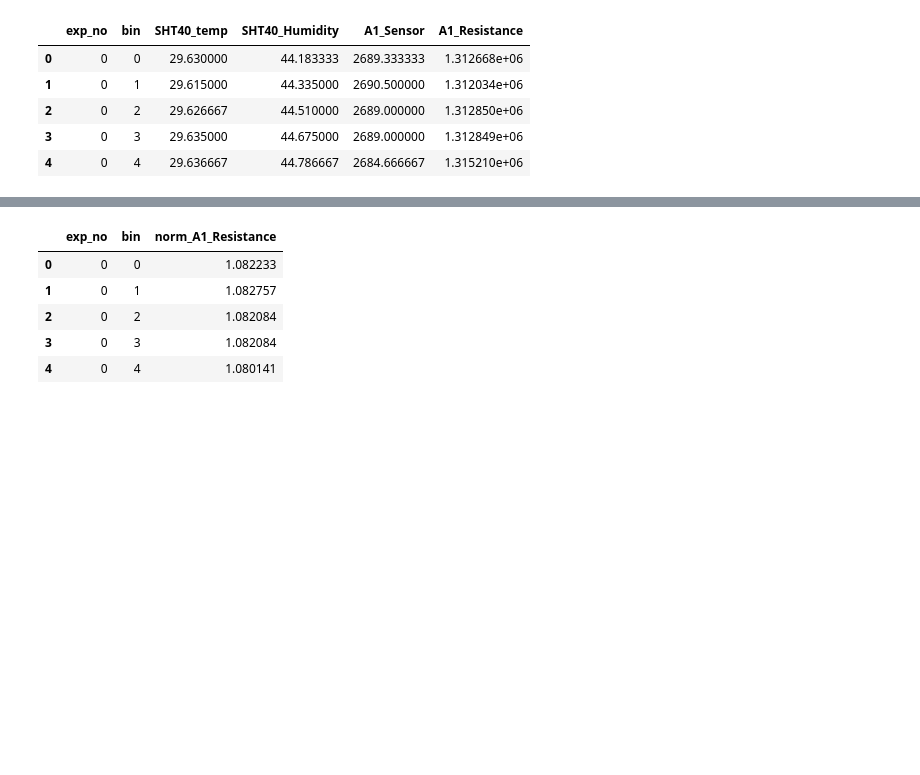
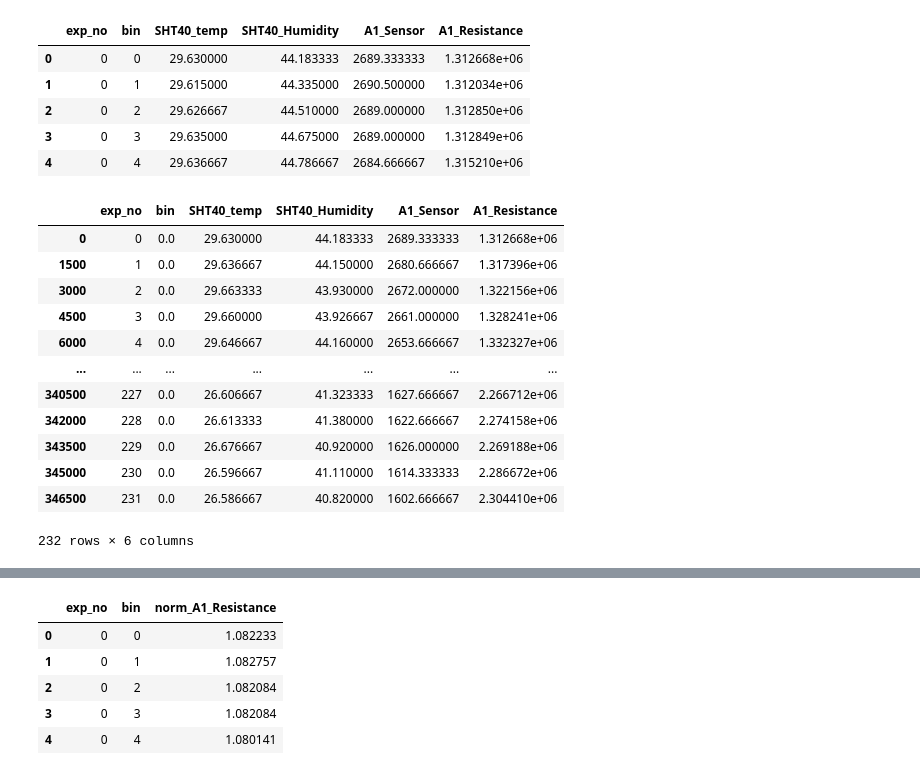
Before and after one commit to gavinlouuu-kpt/gas-sensor-ml, a Jupyter notebook: notebooks/node 1.2-lkw-data-combining.ipynb, the cells around one changed output, grey strips where cells are left out. Saved outputs shown, nothing was run; the diff lists cells and outputs as text; code cells hidden in the pictures; blank space fills up the shorter version.

```diff
--- a/notebooks/node 1.2-lkw-data-combining.ipynb
+++ b/notebooks/node 1.2-lkw-data-combining.ipynb
@@ -118,6 +118,34 @@ averaged.head()
 | 2 | 0 | 2 | 29.626667 | 44.510000 | 2689.000000 | 1.312850e+06 |
 | 3 | 0 | 3 | 29.635000 | 44.675000 | 2689.000000 | 1.312849e+06 |
 | 4 | 0 | 4 | 29.636667 | 44.786667 | 2684.666667 | 1.315210e+06 |
+# %%
+# map number of bin to 0 to 1 range for each group of exp_no when given a value between 0 and 1 drop data that are not in the range
+# i.e., there are 1500 bin and the value given is 0.1 therefore bin 0 up to bin 149 will be retained and bin 150 and beyond will be dropped
+
+def _map_bin_to_range(averaged: pd.DataFrame, num_bins: int) -> pd.DataFrame:
+    df_list = []
+    grouped = averaged.groupby('exp_no')
+    for name, group in grouped:
+        group['bin'] = group['bin'] / num_bins
+        group = group[group['bin'] <= 1]
+        df_list.append(group)
+    return pd.concat(df_list)
+# %%
+_map_bin_to_range(averaged, 0.1)
+# %% [output]
+|  | exp_no | bin | SHT40_temp | SHT40_Humidity | A1_Sensor | A1_Resistance |
+| 0 | 0 | 0.0 | 29.630000 | 44.183333 | 2689.333333 | 1.312668e+06 |
+| 1500 | 1 | 0.0 | 29.636667 | 44.150000 | 2680.666667 | 1.317396e+06 |
+| 3000 | 2 | 0.0 | 29.663333 | 43.930000 | 2672.000000 | 1.322156e+06 |
+| 4500 | 3 | 0.0 | 29.660000 | 43.926667 | 2661.000000 | 1.328241e+06 |
+| 6000 | 4 | 0.0 | 29.646667 | 44.160000 | 2653.666667 | 1.332327e+06 |
+| ... | ... | ... | ... | ... | ... | ... |
+| 340500 | 227 | 0.0 | 26.606667 | 41.323333 | 1627.666667 | 2.266712e+06 |
+| 342000 | 228 | 0.0 | 26.613333 | 41.380000 | 1622.666667 | 2.274158e+06 |
+| 343500 | 229 | 0.0 | 26.676667 | 40.920000 | 1626.000000 | 2.269188e+06 |
+| 345000 | 230 | 0.0 | 26.596667 | 41.110000 | 1614.333333 | 2.286672e+06 |
+| 346500 | 231 | 0.0 | 26.586667 | 40.820000 | 1602.666667 | 2.304410e+06 |
+232 rows × 6 columns
 # %%
 # only use A1_Resistance column for further analysis and drop other columns except exp_no and bin
 # divide A1_Resistance max of each exp_no by its corresponding A1_Resistance value to normalize the data
```
Also changed, not shown: parts of 3 cells of this notebook, 4 other files.
